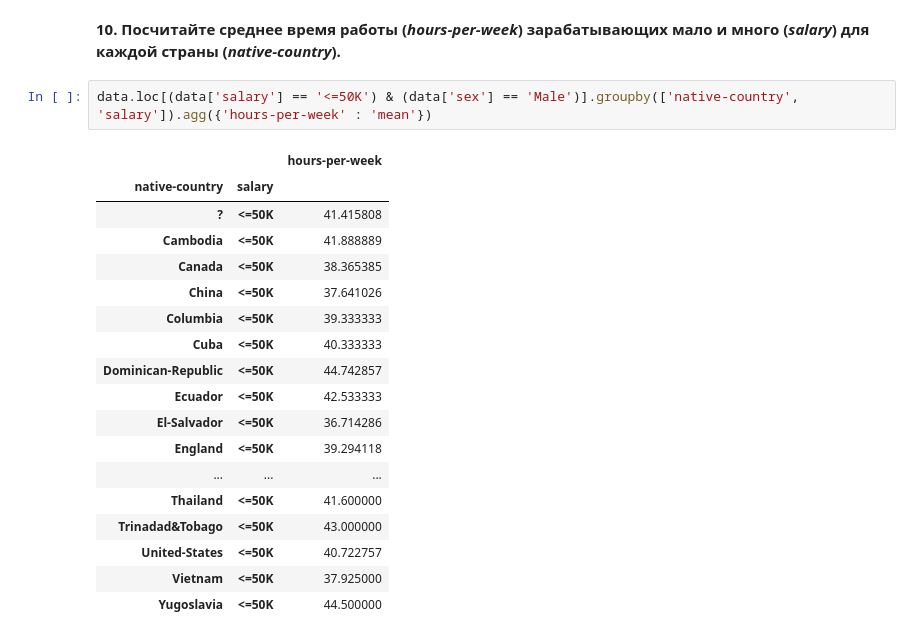
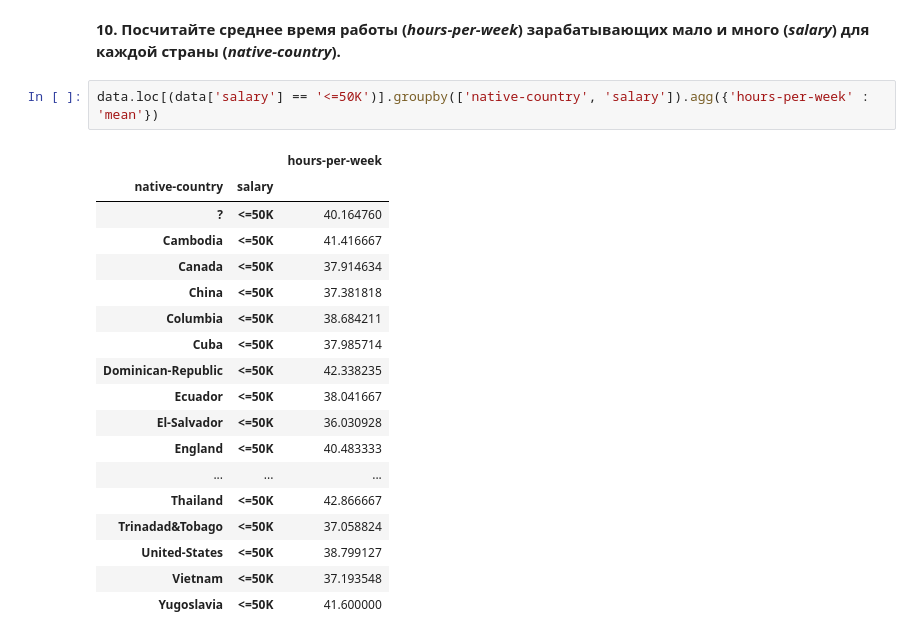
Before and after one commit to FaritR/mlcourse.ai, a Jupyter notebook: jupyter_russian/assignments_demo/assignment01_adult_pandas.ipynb, the cells around one changed output. Saved outputs shown, nothing was run; the diff lists cells and outputs as text.

```diff
--- a/jupyter_russian/assignments_demo/assignment01_adult_pandas.ipynb
+++ b/jupyter_russian/assignments_demo/assignment01_adult_pandas.ipynb
@@ -211,23 +221,23 @@ dtype: int64
 # %% [markdown]
 **10. Посчитайте среднее время работы (*hours-per-week*) зарабатывающих мало и много (*salary*) для каждой страны (*native-country*).**
 # %%
-data.loc[(data['salary'] == '<=50K') & (data['sex'] == 'Male')].groupby(['native-country', 'salary']).agg({'hours-per-week' : 'mean'})
+data.loc[(data['salary'] == '<=50K')].groupby(['native-country', 'salary']).agg({'hours-per-week' : 'mean'})
 # %% [output]
 |  |  | hours-per-week |
 | native-country | salary |  |
-| ? | <=50K | 41.415808 |
-| Cambodia | <=50K | 41.888889 |
-| Canada | <=50K | 38.365385 |
-| China | <=50K | 37.641026 |
-| Columbia | <=50K | 39.333333 |
-| Cuba | <=50K | 40.333333 |
-| Dominican-Republic | <=50K | 44.742857 |
-| Ecuador | <=50K | 42.533333 |
-| El-Salvador | <=50K | 36.714286 |
-| England | <=50K | 39.294118 |
+| ? | <=50K | 40.164760 |
+| Cambodia | <=50K | 41.416667 |
+| Canada | <=50K | 37.914634 |
+| China | <=50K | 37.381818 |
+| Columbia | <=50K | 38.684211 |
+| Cuba | <=50K | 37.985714 |
+| Dominican-Republic | <=50K | 42.338235 |
+| Ecuador | <=50K | 38.041667 |
+| El-Salvador | <=50K | 36.030928 |
+| England | <=50K | 40.483333 |
 | ... | ... | ... |
-| Thailand | <=50K | 41.600000 |
-| Trinadad&Tobago | <=50K | 43.000000 |
-| United-States | <=50K | 40.722757 |
-| Vietnam | <=50K | 37.925000 |
-| Yugoslavia | <=50K | 44.500000 |
+| Thailand | <=50K | 42.866667 |
+| Trinadad&Tobago | <=50K | 37.058824 |
+| United-States | <=50K | 38.799127 |
+| Vietnam | <=50K | 37.193548 |
+| Yugoslavia | <=50K | 41.600000 |
```
Also changed, not shown: parts of 3 cells of this notebook, 2 other files.
